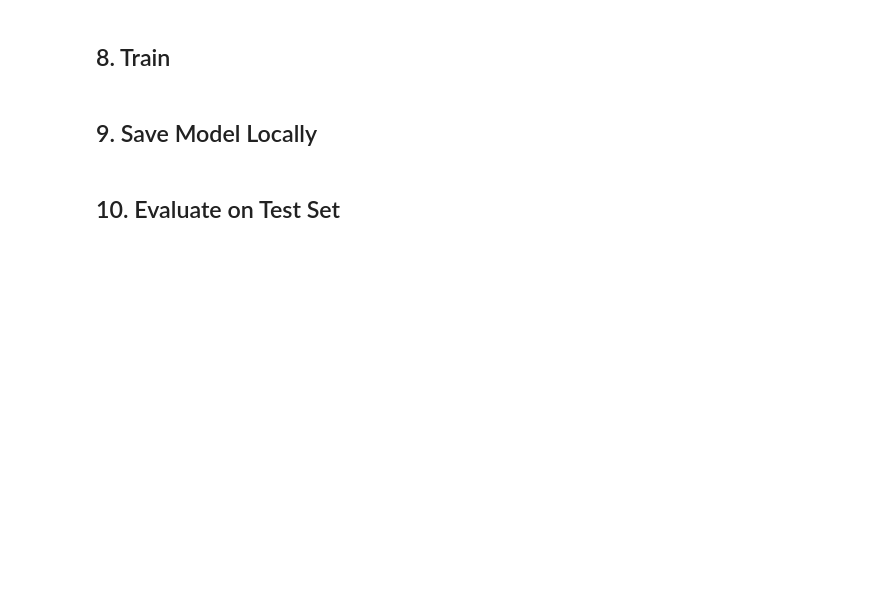
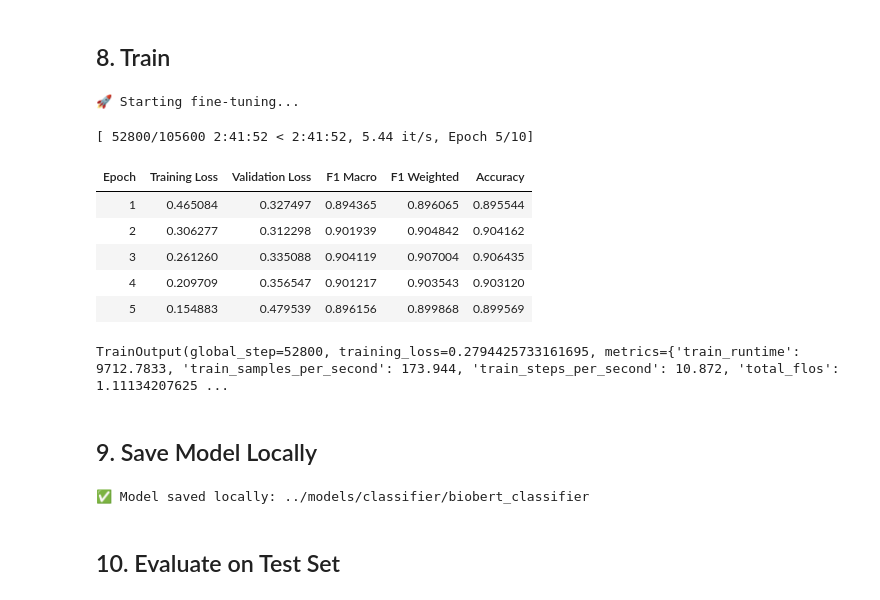
Before and after one commit to AbdelrahmanMatrix/Healthcare-RAG-Powered-Medical-QA-Assistant, a Jupyter notebook: notebooks/07_classification_model.ipynb, the cells around one changed output. Drawn from its saved outputs; the diff is of its cells as text; code cells hidden in the pictures; blank space fills up the shorter version.

```diff
--- a/notebooks/07_classification_model.ipynb
+++ b/notebooks/07_classification_model.ipynb
@@ -179,20 +219,29 @@ model = AutoModelForSequenceClassification.from_pretrained(
 )
 
 training_args = TrainingArguments(
-    output_dir='../models/classifier/checkpoints',
+    output_dir="../models/classifier/checkpoints",
+
     num_train_epochs=10,
+    learning_rate=2e-5,
+    weight_decay=0.01,
+    warmup_steps=500,
+
     per_device_train_batch_size=16,
     per_device_eval_batch_size=16,
-    warmup_ratio=0.1,
-    weight_decay=0.01,
-    learning_rate=2e-5,
+
     eval_strategy="epoch",
     save_strategy="epoch",
-    save_total_limit=2,
+    logging_strategy="epoch",
+
     load_best_model_at_end=True,
     metric_for_best_model="f1_macro",
+    greater_is_better=True,
+
+    save_total_limit=2,
+
+    fp16=torch.cuda.is_available(),
+
     report_to="none",
-    fp16=torch.cuda.is_available(),
 )
 
 
@@ -215,15 +274,31 @@ print(f"✅ Model initialized | Epochs: 3 | LR: 2e-5 | Batch: 16")
 # %%
 trainer = WeightedTrainer(
     class_weights=class_weights_tensor,
     model=model,
     args=training_args,
     train_dataset=train_dataset,
     eval_dataset=val_dataset,
     compute_metrics=compute_metrics,
+
+    callbacks=[
+        EarlyStoppingCallback(
+            early_stopping_patience=2
+        )
+    ],
 )
 
 print("🚀 Starting fine-tuning...")
 trainer.train()
+# %% [output]
+🚀 Starting fine-tuning...
+[ 52800/105600 2:41:52 < 2:41:52, 5.44 it/s, Epoch 5/10]
+| Epoch | Training Loss | Validation Loss | F1 Macro | F1 Weighted | Accuracy |
+| 1 | 0.465084 | 0.327497 | 0.894365 | 0.896065 | 0.895544 |
+| 2 | 0.306277 | 0.312298 | 0.901939 | 0.904842 | 0.904162 |
+| 3 | 0.261260 | 0.335088 | 0.904119 | 0.907004 | 0.906435 |
+| 4 | 0.209709 | 0.356547 | 0.901217 | 0.903543 | 0.903120 |
+| 5 | 0.154883 | 0.479539 | 0.896156 | 0.899868 | 0.899569 |
+TrainOutput(global_step=52800, training_loss=0.2794425733161695, metrics={'train_runtime': 9712.7833, 'train_samples_per_second': 173.944, 'train_steps_per_second': 10.872, 'total_flos': 1.11134207625 ...
 # %% [markdown]
 ## 9. Save Model Locally
 # %%
@@ -231,6 +306,8 @@ os.makedirs(LOCAL_SAVE_PATH, exist_ok=True)
 trainer.save_model(LOCAL_SAVE_PATH)
 tokenizer.save_pretrained(LOCAL_SAVE_PATH)
 print(f"✅ Model saved locally: {LOCAL_SAVE_PATH}")
+# %% [output]
+✅ Model saved locally: ../models/classifier/biobert_classifier
 # %% [markdown]
 ## 10. Evaluate on Test Set
 # %%
```
Also changed, not shown: parts of 12 cells of this notebook, 32 other files.
